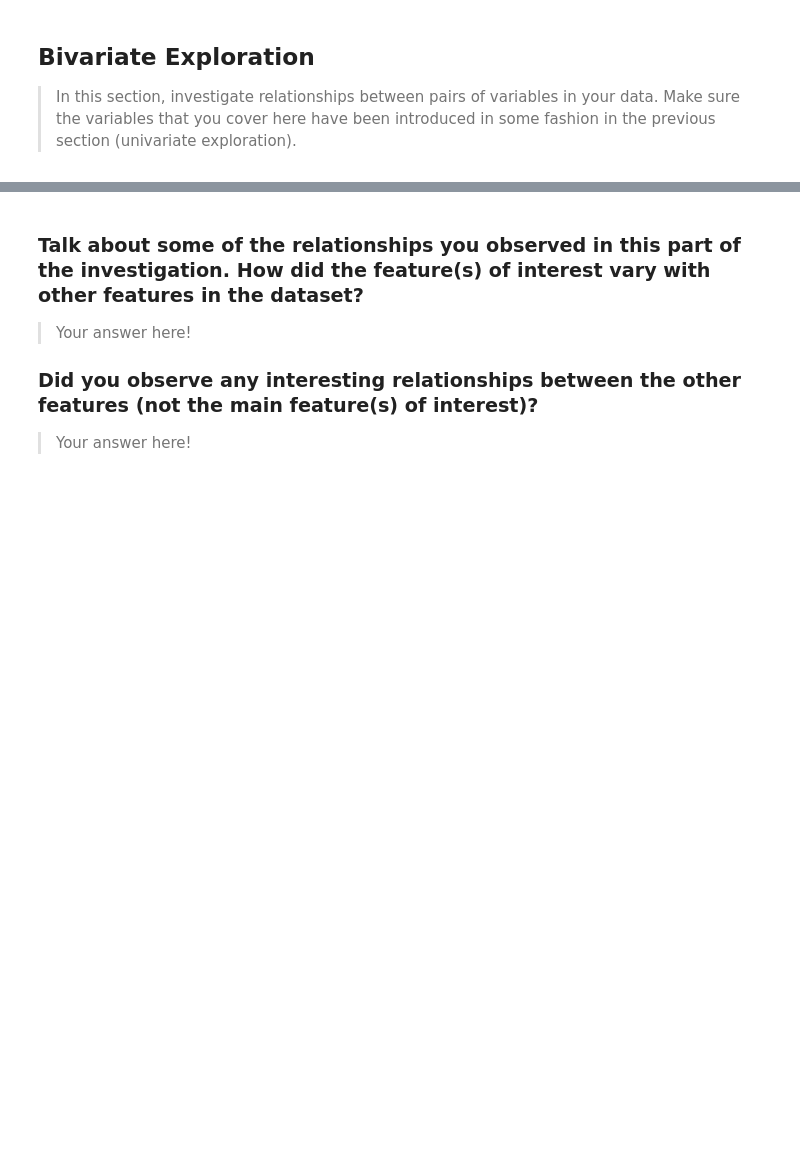
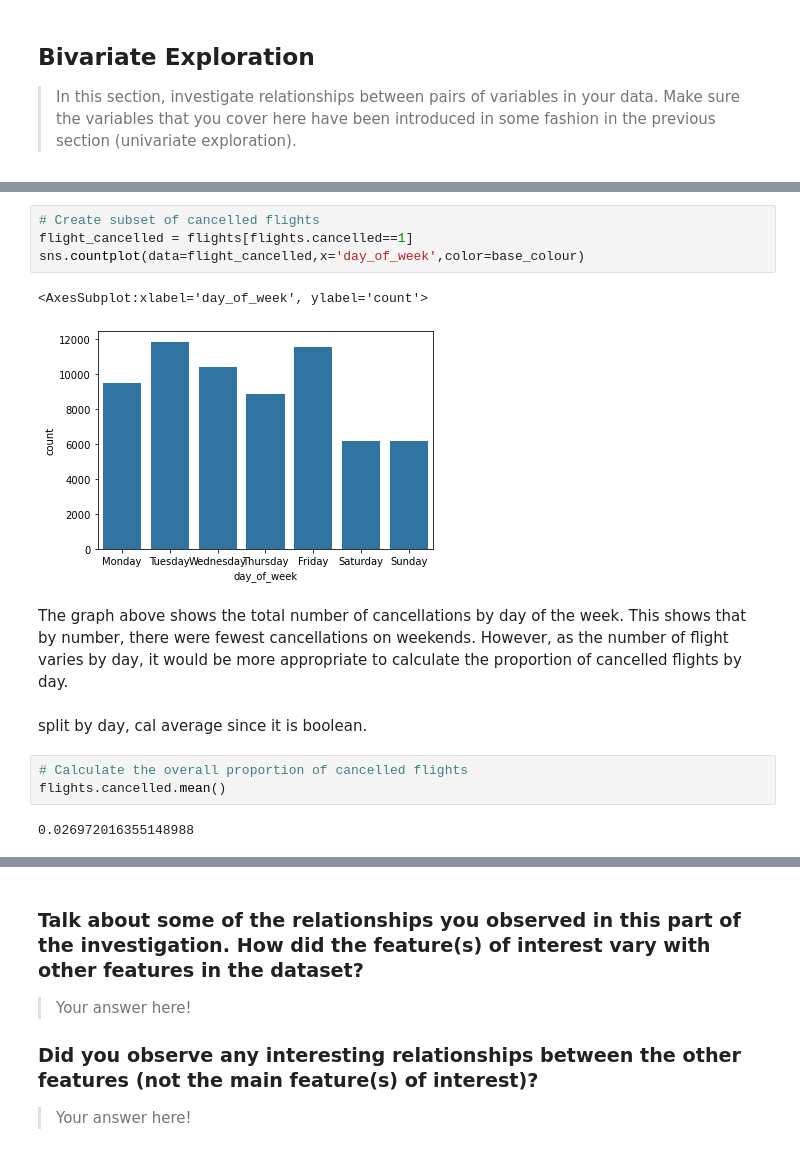
Before and after one commit to Vincentk-94/Communicate_data_findings, a Jupyter notebook: 2008 Flight Delays - Project.ipynb, the cells around one changed output, grey strips where cells are left out. Cells and saved outputs as stored; diff of their text form; blank space fills up the shorter version.

```diff
--- a/2008 Flight Delays - Project.ipynb
+++ b/2008 Flight Delays - Project.ipynb
@@ -224,0 +443,16 @@ fashion in the previous section (univariate exploration).
+# %%
+# Create subset of cancelled flights
+flight_cancelled = flights[flights.cancelled==1]
+sns.countplot(data=flight_cancelled,x='day_of_week',color=base_colour)
+# %% [output]
+<AxesSubplot:xlabel='day_of_week', ylabel='count'>
+[figure, added]
+# %% [markdown]
+The graph above shows the total number of cancellations by day of the week. This shows that by number, there were fewest cancellations on weekends. However, as the number of flight varies by day, it would be more appropriate to calculate the proportion of cancelled flights by day.
+# %% [markdown]
+split by day, cal average since it is boolean.
+# %%
+# Calculate the overall proportion of cancelled flights
+flights.cancelled.mean()
+# %% [output]
+0.026972016355148988
```
Also changed, not shown: parts of 31 cells of this notebook.
